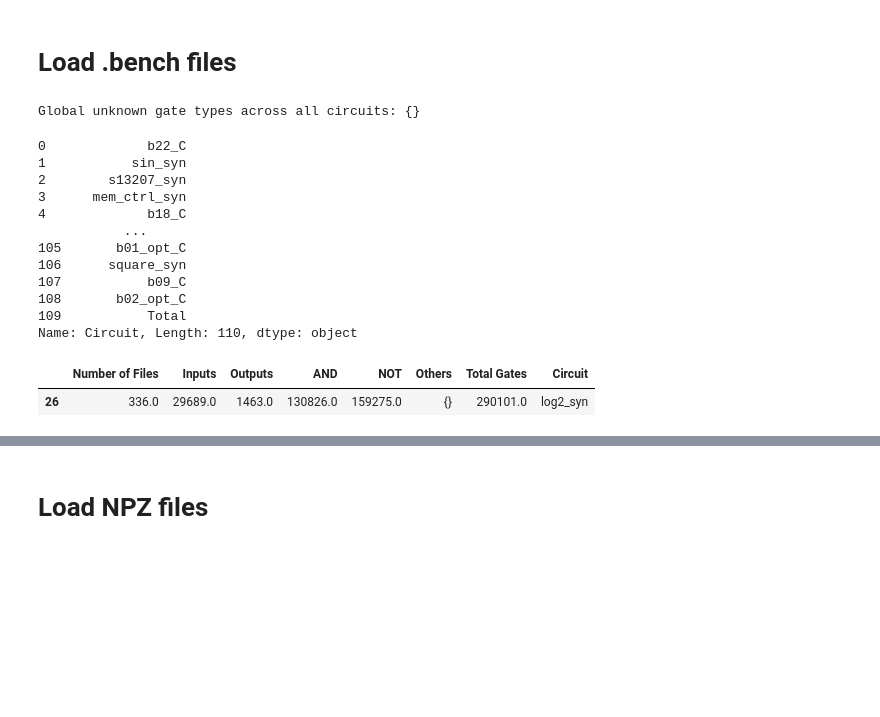
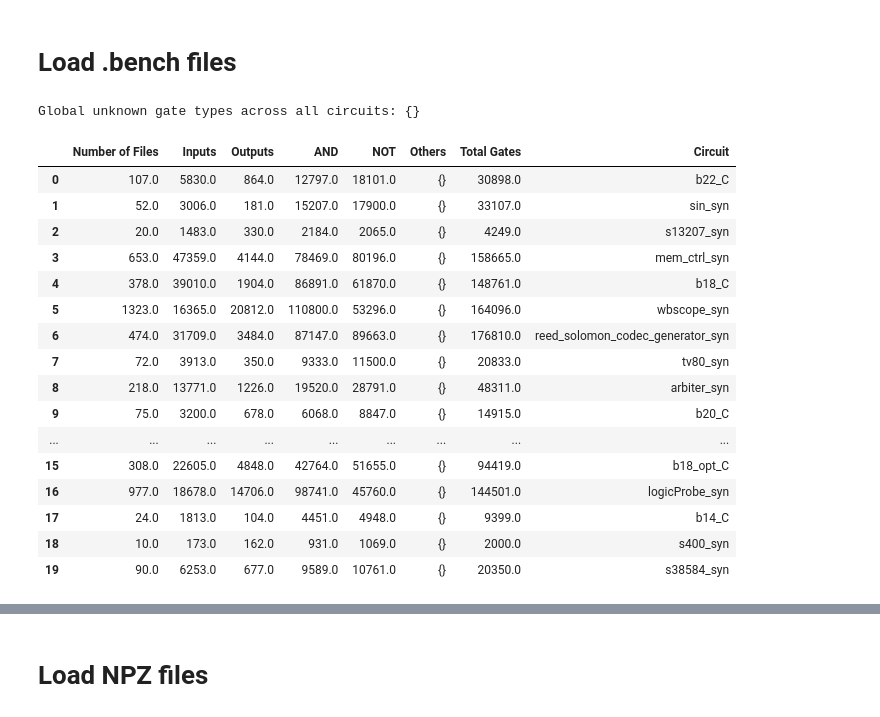
Before and after one commit to mangohehe/DeepGate2, a Jupyter notebook: notebooks/Data-Learning.ipynb, the cells around one changed output, grey strips where cells are left out. Drawn from its saved outputs; the diff is of its cells as text; code cells hidden in the pictures; blank space fills up the shorter version.

```diff
--- a/notebooks/Data-Learning.ipynb
+++ b/notebooks/Data-Learning.ipynb
@@ -248,27 +203,23 @@ def load_npz_data_to_df(graphs_file, labels_file):
 # %%
-#@markdown load bench files into df
-df = load_combined_bench_files(RAW_AIG_DIR)
+#@markdown run to load bench files to a DF
+df_bench = load_combined_bench_files_for_curcuits(RAW_AIG_DIR)
+df_bench.head(20)
 # %% [output]
 Global unknown gate types across all circuits: {}
+|  | Number of Files | Inputs | Outputs | AND | NOT | Others | Total Gates | Circuit |
+| 0 | 107.0 | 5830.0 | 864.0 | 12797.0 | 18101.0 | {} | 30898.0 | b22_C |
+| 1 | 52.0 | 3006.0 | 181.0 | 15207.0 | 17900.0 | {} | 33107.0 | sin_syn |
+| 2 | 20.0 | 1483.0 | 330.0 | 2184.0 | 2065.0 | {} | 4249.0 | s13207_syn |
+| 3 | 653.0 | 47359.0 | 4144.0 | 78469.0 | 80196.0 | {} | 158665.0 | mem_ctrl_syn |
+| 4 | 378.0 | 39010.0 | 1904.0 | 86891.0 | 61870.0 | {} | 148761.0 | b18_C |
+| 5 | 1323.0 | 16365.0 | 20812.0 | 110800.0 | 53296.0 | {} | 164096.0 | wbscope_syn |
+| 6 | 474.0 | 31709.0 | 3484.0 | 87147.0 | 89663.0 | {} | 176810.0 | reed_solomon_codec_generator_syn |
+| 7 | 72.0 | 3913.0 | 350.0 | 9333.0 | 11500.0 | {} | 20833.0 | tv80_syn |
+| 8 | 218.0 | 13771.0 | 1226.0 | 19520.0 | 28791.0 | {} | 48311.0 | arbiter_syn |
+| 9 | 75.0 | 3200.0 | 678.0 | 6068.0 | 8847.0 | {} | 14915.0 | b20_C |
+| ... | ... | ... | ... | ... | ... | ... | ... | ... |
+| 15 | 308.0 | 22605.0 | 4848.0 | 42764.0 | 51655.0 | {} | 94419.0 | b18_opt_C |
+| 16 | 977.0 | 18678.0 | 14706.0 | 98741.0 | 45760.0 | {} | 144501.0 | logicProbe_syn |
+| 17 | 24.0 | 1813.0 | 104.0 | 4451.0 | 4948.0 | {} | 9399.0 | b14_C |
+| 18 | 10.0 | 173.0 | 162.0 | 931.0 | 1069.0 | {} | 2000.0 | s400_syn |
+| 19 | 90.0 | 6253.0 | 677.0 | 9589.0 | 10761.0 | {} | 20350.0 | s38584_syn |
-# %%
-df['Circuit']
-# %% [output]
-0             b22_C
-1           sin_syn
-2        s13207_syn
-3      mem_ctrl_syn
-4             b18_C
-           ...
-105       b01_opt_C
-106      square_syn
-107           b09_C
-108       b02_opt_C
-109           Total
-Name: Circuit, Length: 110, dtype: object
-# %%
-Circuit_Name = 'log2_syn' #@param
-
-df[df['Circuit'] == Circuit_Name]
-# %% [output]
-|  | Number of Files | Inputs | Outputs | AND | NOT | Others | Total Gates | Circuit |
-| 26 | 336.0 | 29689.0 | 1463.0 | 130826.0 | 159275.0 | {} | 290101.0 | log2_syn |
```
Also changed, not shown: parts of 15 cells of this notebook.
